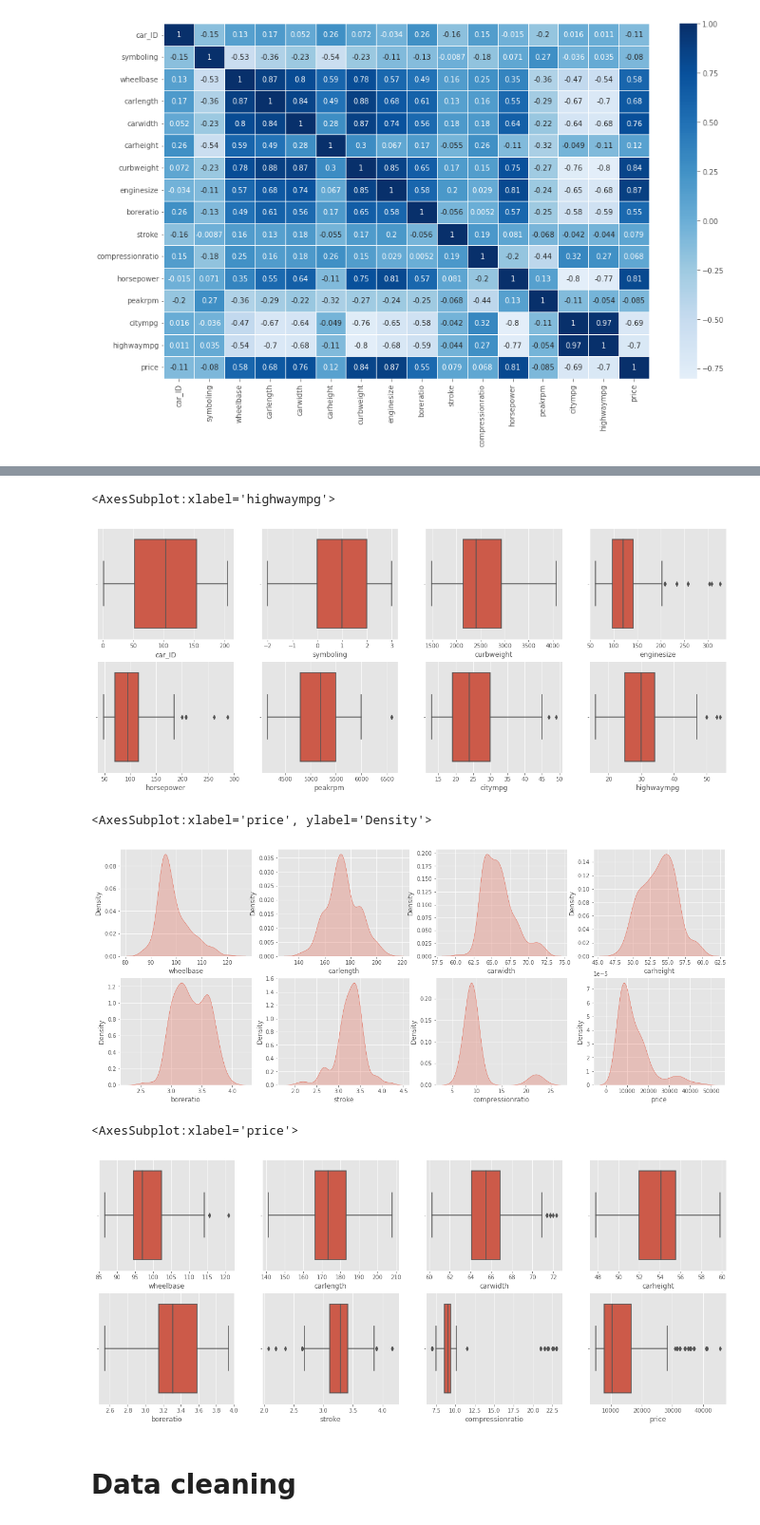
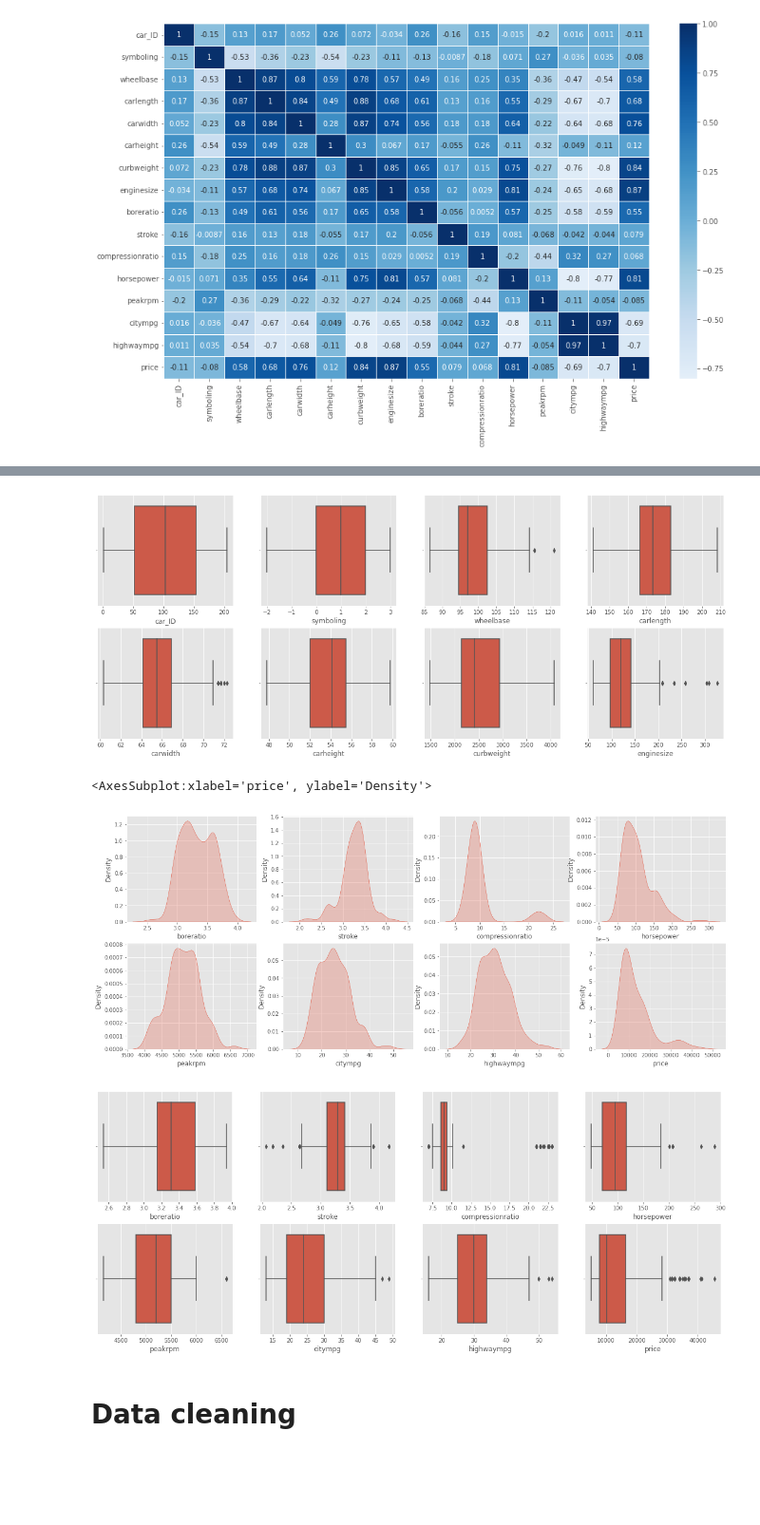
Before and after one commit to yuvraaj2002/Old_projects, a Jupyter notebook: car_price_prediction/Car_code.ipynb, the cells around one changed output, grey strips where cells are left out. Shown at 95% size. Drawn from its saved outputs; the diff is of its cells as text; code cells hidden in the pictures; blank space fills up the shorter version.

```diff
--- a/car_price_prediction/Car_code.ipynb
+++ b/car_price_prediction/Car_code.ipynb
@@ -127,44 +128,44 @@ fig,ax = plt.subplots(2,4,figsize = (20,8))
 
 sns.boxplot(x = df['car_ID'],ax = ax[0][0])
 sns.boxplot(x = df['symboling'],ax = ax[0][1])
-sns.boxplot(x = df['curbweight'],ax = ax[0][2])
-sns.boxplot(x = df['enginesize'],ax = ax[0][3])
-sns.boxplot(x = df['horsepower'],ax = ax[1][0])
-sns.boxplot(x = df['peakrpm'],ax = ax[1][1])
-sns.boxplot(x = df['citympg'],ax = ax[1][2])
-sns.boxplot(x = df['highwaympg'],ax = ax[1][3])
+sns.boxplot(x = df['wheelbase'],ax = ax[0][2])
+sns.boxplot(x = df['carlength'],ax = ax[0][3])
+sns.boxplot(x = df['carwidth'],ax = ax[1][0])
+sns.boxplot(x = df['carheight'],ax = ax[1][1])
+sns.boxplot(x = df['curbweight'],ax = ax[1][2])
+sns.boxplot(x = df['enginesize'],ax = ax[1][3])
+plt.show()
 # %% [output]
-<AxesSubplot:xlabel='highwaympg'>
-[figure, old version]
+[figure, new version]
 # %%
 fig,ax = plt.subplots(2,4,figsize = (20,8))
 
-sns.kdeplot(df['wheelbase'],shade=True,ax = ax[0][0])
-sns.kdeplot(df['carlength'],shade=True,ax = ax[0][1])
-sns.kdeplot(df['carwidth'],shade=True,ax = ax[0][2])
-sns.kdeplot(df['carheight'],shade=True,ax = ax[0][3])
-sns.kdeplot(df['boreratio'],shade=True,ax = ax[1][0])
-sns.kdeplot(df['stroke'],shade=True,ax = ax[1][1])
-sns.kdeplot(df['compressionratio'],shade=True,ax = ax[1][2])
+sns.kdeplot(df['boreratio'],shade=True,ax = ax[0][0])
+sns.kdeplot(df['stroke'],shade=True,ax = ax[0][1])
+sns.kdeplot(df['compressionratio'],shade=True,ax = ax[0][2])
+sns.kdeplot(df['horsepower'],shade=True,ax = ax[0][3])
+sns.kdeplot(df['peakrpm'],shade=True,ax = ax[1][0])
+sns.kdeplot(df['citympg'],shade=True,ax = ax[1][1])
+sns.kdeplot(df['highwaympg'],shade=True,ax = ax[1][2])
 sns.kdeplot(df['price'],shade=True,ax = ax[1][3])
 # %% [output]
 <AxesSubplot:xlabel='price', ylabel='Density'>
-[figure, old version]
+[figure, new version]
 # %%
 # Let's plot boxplots
 fig,ax = plt.subplots(2,4,figsize = (20,8))
 
-sns.boxplot(x = df['wheelbase'],ax = ax[0][0])
-sns.boxplot(x = df['carlength'],ax = ax[0][1])
-sns.boxplot(x = df['carwidth'],ax = ax[0][2])
-sns.boxplot(x = df['carheight'],ax = ax[0][3])
-sns.boxplot(x = df['boreratio'],ax = ax[1][0])
-sns.boxplot(x = df['stroke'],ax = ax[1][1])
-sns.boxplot(x = df['compressionratio'],ax = ax[1][2])
+sns.boxplot(x = df['boreratio'],ax = ax[0][0])
+sns.boxplot(x = df['stroke'],ax = ax[0][1])
+sns.boxplot(x = df['compressionratio'],ax = ax[0][2])
+sns.boxplot(x = df['horsepower'],ax = ax[0][3])
+sns.boxplot(x = df['peakrpm'],ax = ax[1][0])
+sns.boxplot(x = df['citympg'],ax = ax[1][1])
+sns.boxplot(x = df['highwaympg'],ax = ax[1][2])
 sns.boxplot(x = df['price'],ax = ax[1][3])
+plt.show()
 # %% [output]
-<AxesSubplot:xlabel='price'>
-[figure, old version]
+[figure, new version]
 # %% [markdown]
 # Data cleaning
 # %% [markdown]
```
Also changed, not shown: parts of 23 cells of this notebook.
